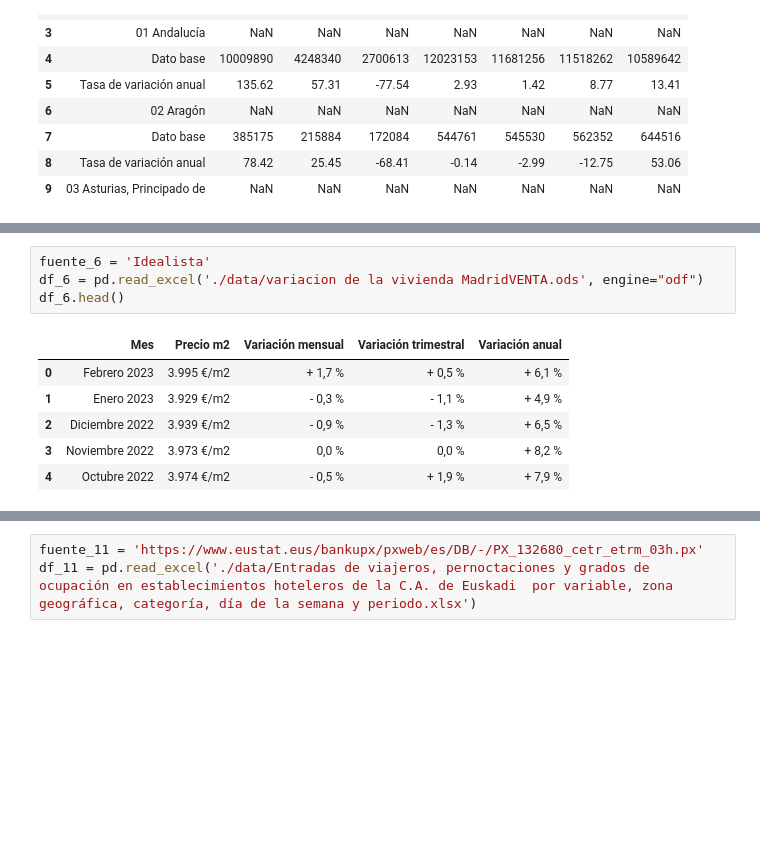
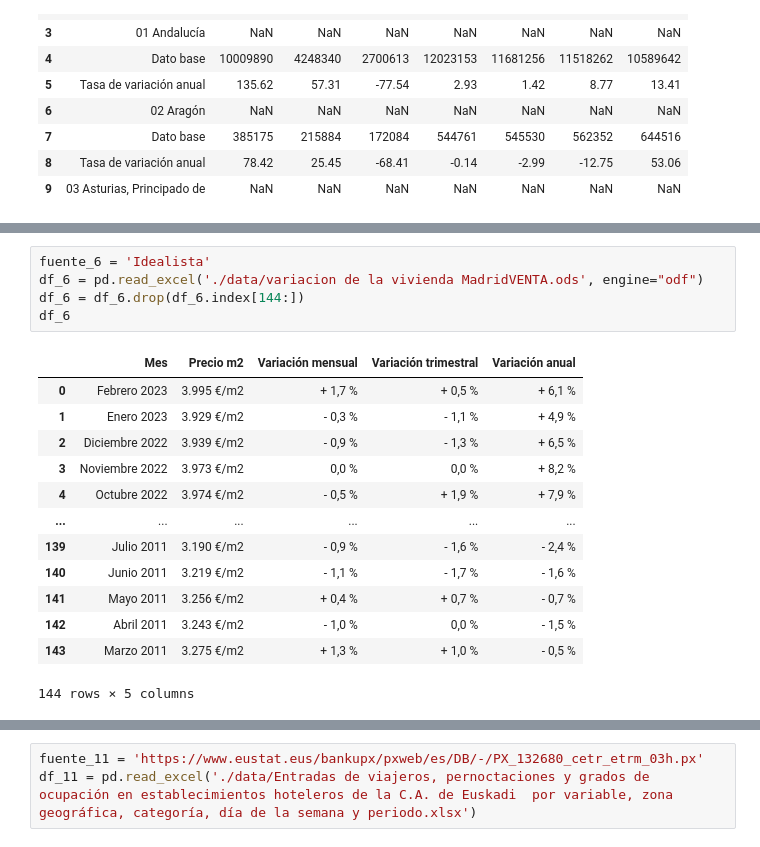
Before and after one commit to alandia92/EDA-Turismo-Euskadi, a Jupyter notebook: EDA/Limpieza.ipynb, the cells around one changed output, grey strips where cells are left out. Drawn from its saved outputs; the diff is of its cells as text; blank space fills up the shorter version.

```diff
--- a/EDA/Limpieza.ipynb
+++ b/EDA/Limpieza.ipynb
@@ -45,14 +65,22 @@ df_5.head()
 # %%
 fuente_6 = 'Idealista'
 df_6 = pd.read_excel('./data/variacion de la vivienda MadridVENTA.ods', engine="odf")
-df_6.head()
+df_6 = df_6.drop(df_6.index[144:])
+df_6
 # %% [output]
 |  | Mes | Precio m2 | Variación mensual | Variación trimestral | Variación anual |
 | 0 | Febrero 2023 | 3.995 €/m2 | + 1,7 % | + 0,5 % | + 6,1 % |
 | 1 | Enero 2023 | 3.929 €/m2 | - 0,3 % | - 1,1 % | + 4,9 % |
 | 2 | Diciembre 2022 | 3.939 €/m2 | - 0,9 % | - 1,3 % | + 6,5 % |
 | 3 | Noviembre 2022 | 3.973 €/m2 | 0,0 % | 0,0 % | + 8,2 % |
 | 4 | Octubre 2022 | 3.974 €/m2 | - 0,5 % | + 1,9 % | + 7,9 % |
+| ... | ... | ... | ... | ... | ... |
+| 139 | Julio 2011 | 3.190 €/m2 | - 0,9 % | - 1,6 % | - 2,4 % |
+| 140 | Junio 2011 | 3.219 €/m2 | - 1,1 % | - 1,7 % | - 1,6 % |
+| 141 | Mayo 2011 | 3.256 €/m2 | + 0,4 % | + 0,7 % | - 0,7 % |
+| 142 | Abril 2011 | 3.243 €/m2 | - 1,0 % | 0,0 % | - 1,5 % |
+| 143 | Marzo 2011 | 3.275 €/m2 | + 1,3 % | + 1,0 % | - 0,5 % |
+144 rows × 5 columns
 # %%
 fuente_7 = 'Idealista'
 df_7 = pd.read_excel('./data/variacion de la vivienda MadridsALQUILER.ods', engine="odf")
```
Also changed, not shown: parts of 30 cells of this notebook, 2 other files.
